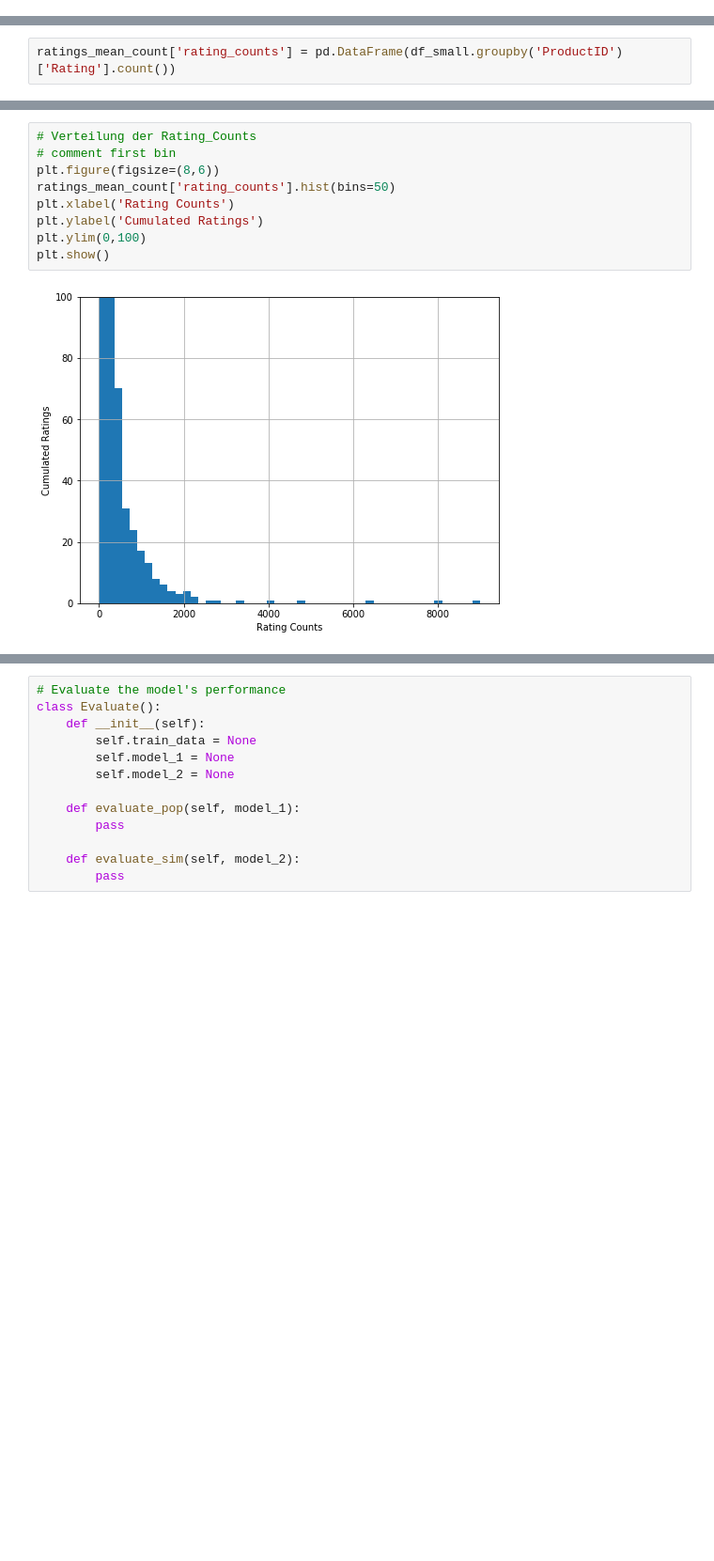
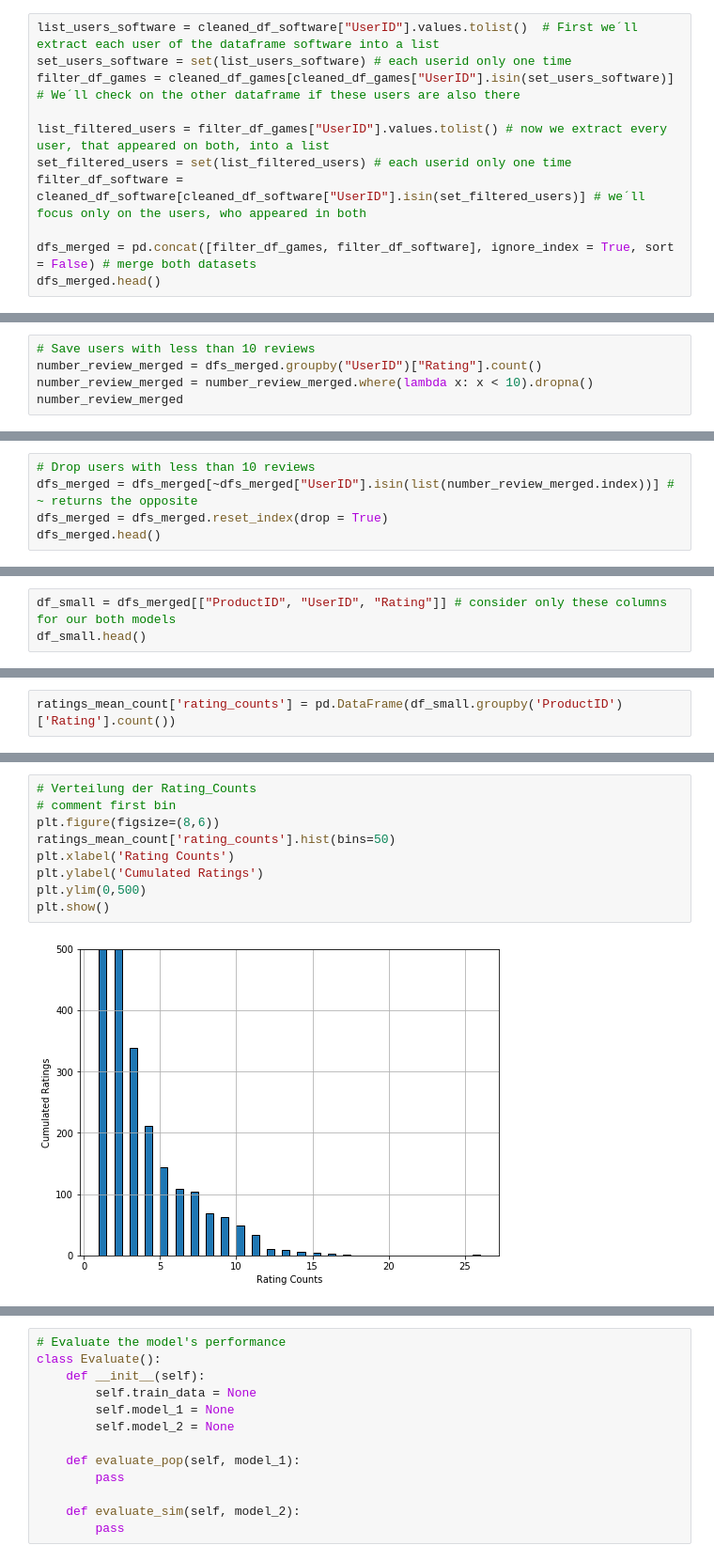
Before and after one commit to smorrow1/data_science_ss_20, a Jupyter notebook: Amzon_Reviews_Recom.ipynb, the cells around one changed output, grey strips where cells are left out. Shown at 94% size. Drawn from its saved outputs; the diff is of its cells as text; blank space fills up the shorter version.

```diff
--- a/Amzon_Reviews_Recom.ipynb
+++ b/Amzon_Reviews_Recom.ipynb
@@ -115,0 +588,11 @@ def read_asins():
+# %%
+list_users_software = cleaned_df_software["UserID"].values.tolist()  # First we´ll extract each user of the dataframe software into a list
+set_users_software = set(list_users_software) # each userid only one time
+filter_df_games = cleaned_df_games[cleaned_df_games["UserID"].isin(set_users_software)] # We´ll check on the other dataframe if these users are also there
+
+list_filtered_users = filter_df_games["UserID"].values.tolist() # now we extract every user, that appeared on both, into a list
+set_filtered_users = set(list_filtered_users) # each userid only one time
+filter_df_software = cleaned_df_software[cleaned_df_software["UserID"].isin(set_filtered_users)] # we´ll focus only on the users, who appeared in both
+
+dfs_merged = pd.concat([filter_df_games, filter_df_software], ignore_index = True, sort = False) # merge both datasets
+dfs_merged.head()
@@ -115,0 +618,5 @@ def read_asins():
+# %%
+# Save users with less than 10 reviews
+number_review_merged = dfs_merged.groupby("UserID")["Rating"].count()
+number_review_merged = number_review_merged.where(lambda x: x < 10).dropna()
+number_review_merged
@@ -115,0 +641,5 @@ def read_asins():
+# %%
+# Drop users with less than 10 reviews
+dfs_merged = dfs_merged[~dfs_merged["UserID"].isin(list(number_review_merged.index))] # ~ returns the opposite
+dfs_merged = dfs_merged.reset_index(drop = True)
+dfs_merged.head()
@@ -115,0 +678,3 @@ def read_asins():
+# %%
+df_small = dfs_merged[["ProductID", "UserID", "Rating"]] # consider only these columns for our both models
+df_small.head()
@@ -231,14 +827,14 @@ ratings_mean_count.sort_values(by='rating_counts', ascending=False)
 # %%
 # Verteilung der Rating_Counts
 # comment first bin
 plt.figure(figsize=(8,6))
 ratings_mean_count['rating_counts'].hist(bins=50)
 plt.xlabel('Rating Counts')
 plt.ylabel('Cumulated Ratings')
-plt.ylim(0,100)
+plt.ylim(0,500)
 plt.show()
 # %% [output]
-[figure, old version]
+[figure, new version]
 # %%
 # Verteilung der Ratings (Histogram)
 plt.figure(figsize=(8,6))
```
Also changed, not shown: parts of 134 cells of this notebook.
